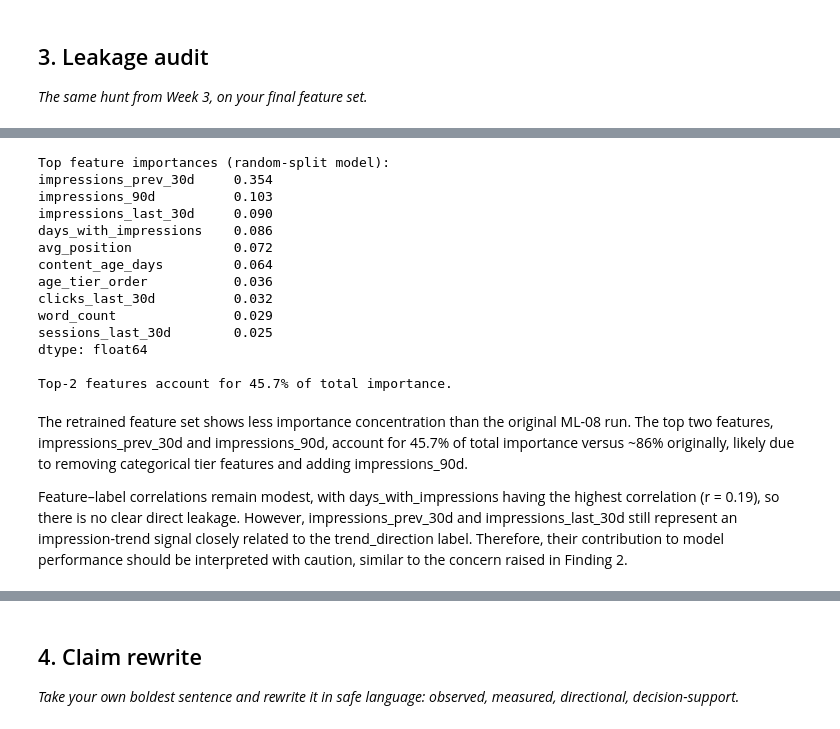
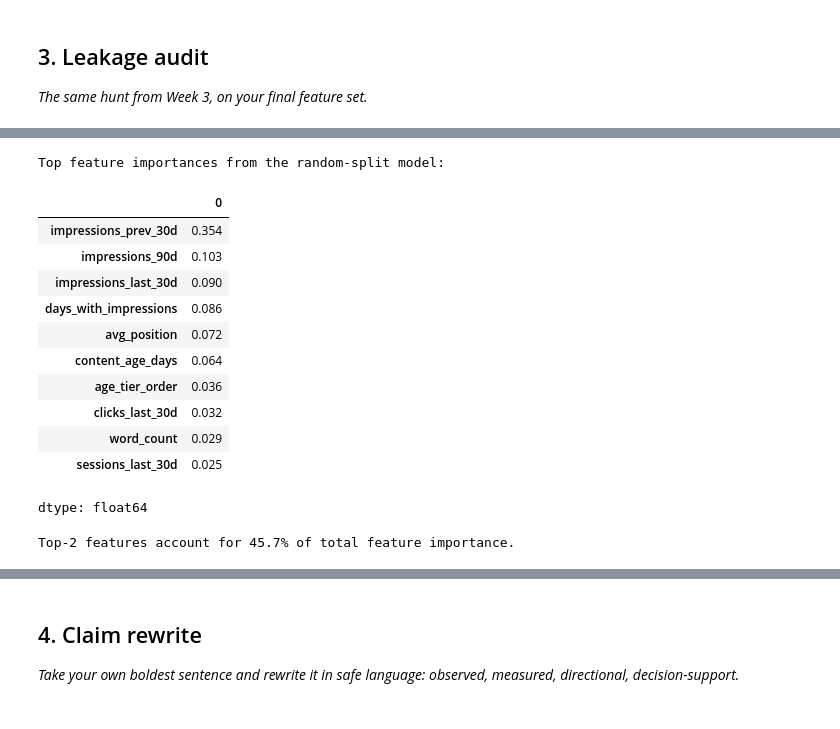
Before and after one commit to mariamemad975/FlyRank_ML, a Jupyter notebook: work/notebooks/w06_validation_audit.ipynb, the cells around one changed output, grey strips where cells are left out. Drawn from its saved outputs; the diff is of its cells as text; code cells hidden in the pictures.

```diff
--- a/work/notebooks/w06_validation_audit.ipynb
+++ b/work/notebooks/w06_validation_audit.ipynb
@@ -241,38 +392,32 @@ Name: label, dtype: float64
 # %%
-# 3. Feature-importance concentration check
-importances = (
-    pd.Series(model_before.feature_importances_, index=numeric_features)
-    .sort_values(ascending=False)
-)
+importance_series = (
+    pd.Series(
+        model_before.feature_importances_,
+        index=numeric_features)
+    .sort_values(ascending=False))
 
-print("Top feature importances (random-split model):")
-print(importances.head(10).round(3))
+print("Top feature importances from the random-split model:")
+display(importance_series.head(10).round(3))
 
-top2_share = importances.head(2).sum() / importances.sum()
-print(f"\nTop-2 features account for {top2_share:.1%} of total importance.")
+top2_share = (
+    importance_series.head(2).sum()
+    / importance_series.sum())
 
-if top2_share > 0.70:
-    print("\nFLAG: Strong importance concentration in the top two features.")
-    print("The leading features appear to capture recent-vs-previous impression changes,")
-    print("which closely mirror the information used to define trend_direction.")
-    print("Although the label-source columns are excluded, these features may act as")
-    print("near-proxies for the target rather than independent CTR/engagement signals.")
+print(
+    f"\nTop-2 features account for {top2_share:.1%} "
+    "of total feature importance.")
 # %% [output]
-Top feature importances (random-split model):
-impressions_prev_30d     0.354
-impressions_90d          0.103
-impressions_last_30d     0.090
-days_with_impressions    0.086
-avg_position             0.072
-content_age_days         0.064
-age_tier_order           0.036
-clicks_last_30d          0.032
-word_count               0.029
-sessions_last_30d        0.025
-dtype: float64
-
-Top-2 features account for 45.7% of total importance.
+Top feature importances from the random-split model:
+|  | 0 |
+| impressions_prev_30d | 0.354 |
+| impressions_90d | 0.103 |
+| impressions_last_30d | 0.090 |
+| days_with_impressions | 0.086 |
+| avg_position | 0.072 |
+| content_age_days | 0.064 |
+| age_tier_order | 0.036 |
+| clicks_last_30d | 0.032 |
+| word_count | 0.029 |
+| sessions_last_30d | 0.025 |
+dtype: float64
+Top-2 features account for 45.7% of total feature importance.
-# %% [markdown]
-The retrained feature set shows less importance concentration than the original ML-08 run. The top two features, impressions_prev_30d and impressions_90d, account for 45.7% of total importance versus ~86% originally, likely due to removing categorical tier features and adding impressions_90d.
-
-Feature–label correlations remain modest, with days_with_impressions having the highest correlation (r = 0.19), so there is no clear direct leakage. However, impressions_prev_30d and impressions_last_30d still represent an impression-trend signal closely related to the trend_direction label. Therefore, their contribution to model performance should be interpreted with caution, similar to the concern raised in Finding 2.
```
Also changed, not shown: parts of 27 cells of this notebook.
